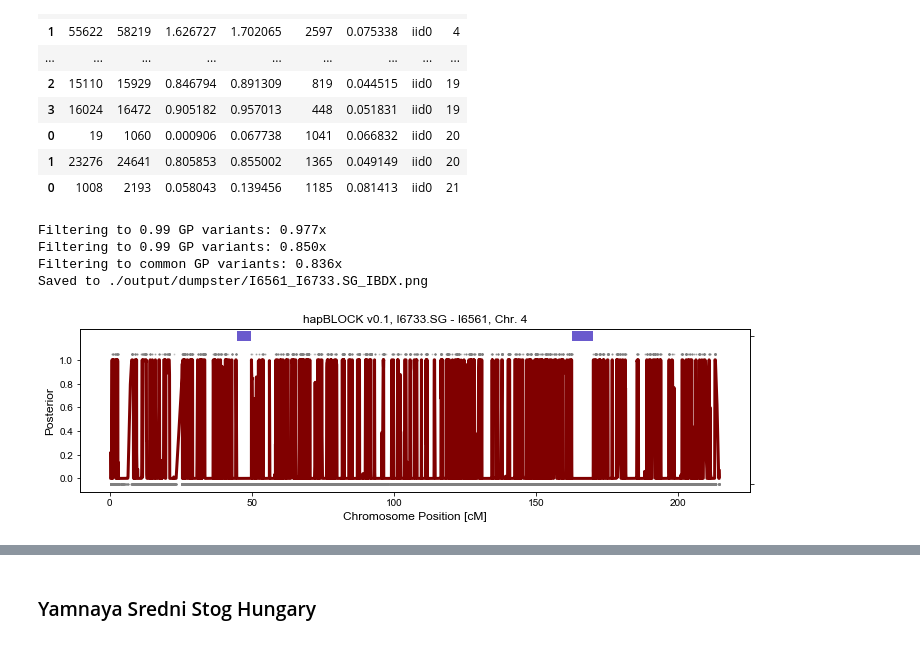
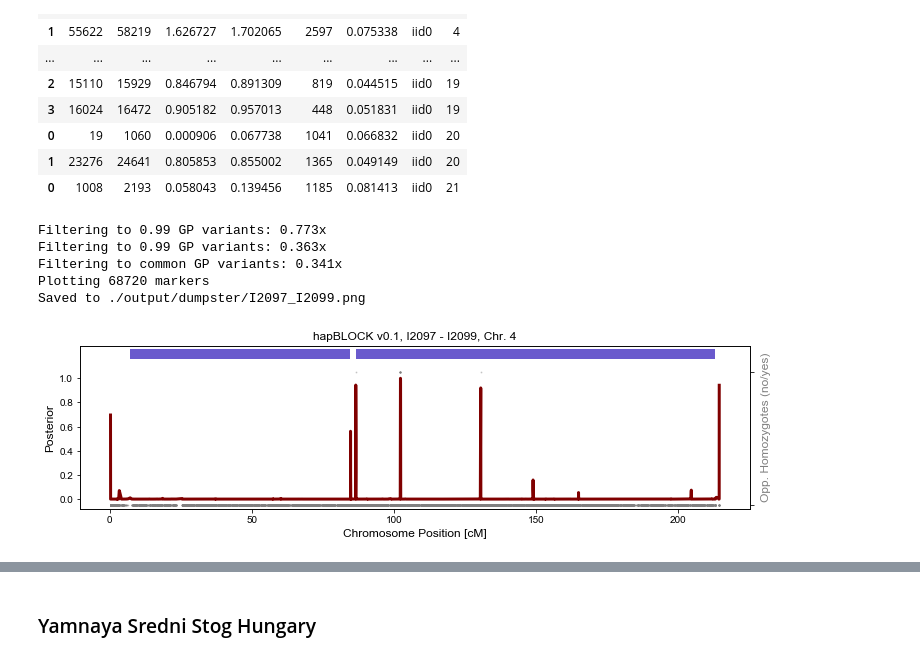
Before and after one commit to hringbauer/ancIBD, a Jupyter notebook: notebook/detect_snp_rel/ibd_analysis/run_pair_IBD.ipynb, the cells around one changed output, grey strips where cells are left out. Cells and saved outputs as stored; diff of their text form; code cells hidden in the pictures.

```diff
--- a/notebook/detect_snp_rel/ibd_analysis/run_pair_IBD.ipynb
+++ b/notebook/detect_snp_rel/ibd_analysis/run_pair_IBD.ipynb
@@ -691,15 +692,17 @@ df_t
 | 0 | 1008 | 2193 | 0.058043 | 0.139456 | 1185 | 0.081413 | iid0 | 21 |
 # %%
 %%time
-iid1 ="I6733.SG"
-iid2 = "I6561"
-
-ch=4
-run_plot_pair(iids=[iid1, iid2], savepath="./output/dumpster/I6561_I6733.SG_IBDX.png",
-                    ibd_out=1, ibd_in=1, ch=ch, plot=True)  ### The two different sides
+iid1 = "I2097"
+iid2 = "I2099"
+ch = 4
+run_plot_pair(iids=[iid1, iid2],
+              savepath=f"./output/dumpster/{iid1}_{iid2}.png",
+              ibd_out=20, ibd_in=20,
+              ch=ch, plot=True, min_cm=4)  ### The two different sides
 # %% [output]
-Filtering to 0.99 GP variants: 0.977x
-Filtering to 0.99 GP variants: 0.850x
-Filtering to common GP variants: 0.836x
-Saved to ./output/dumpster/I6561_I6733.SG_IBDX.png
+Filtering to 0.99 GP variants: 0.773x
+Filtering to 0.99 GP variants: 0.363x
+Filtering to common GP variants: 0.341x
+Plotting 68720 markers
+Saved to ./output/dumpster/I2097_I2099.png
-[figure, old version]
+[figure, new version]
```
Also changed, not shown: parts of 5 cells of this notebook, 8 other files.
